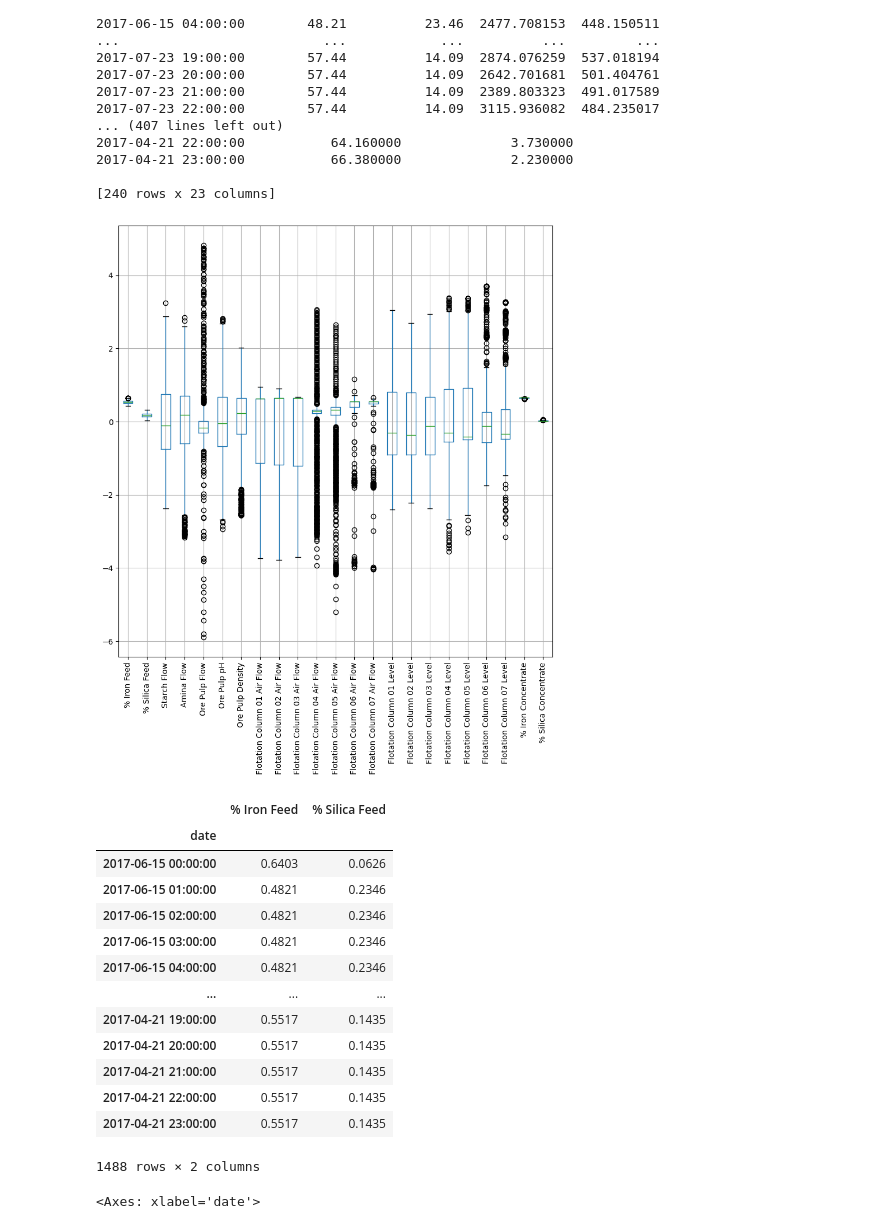
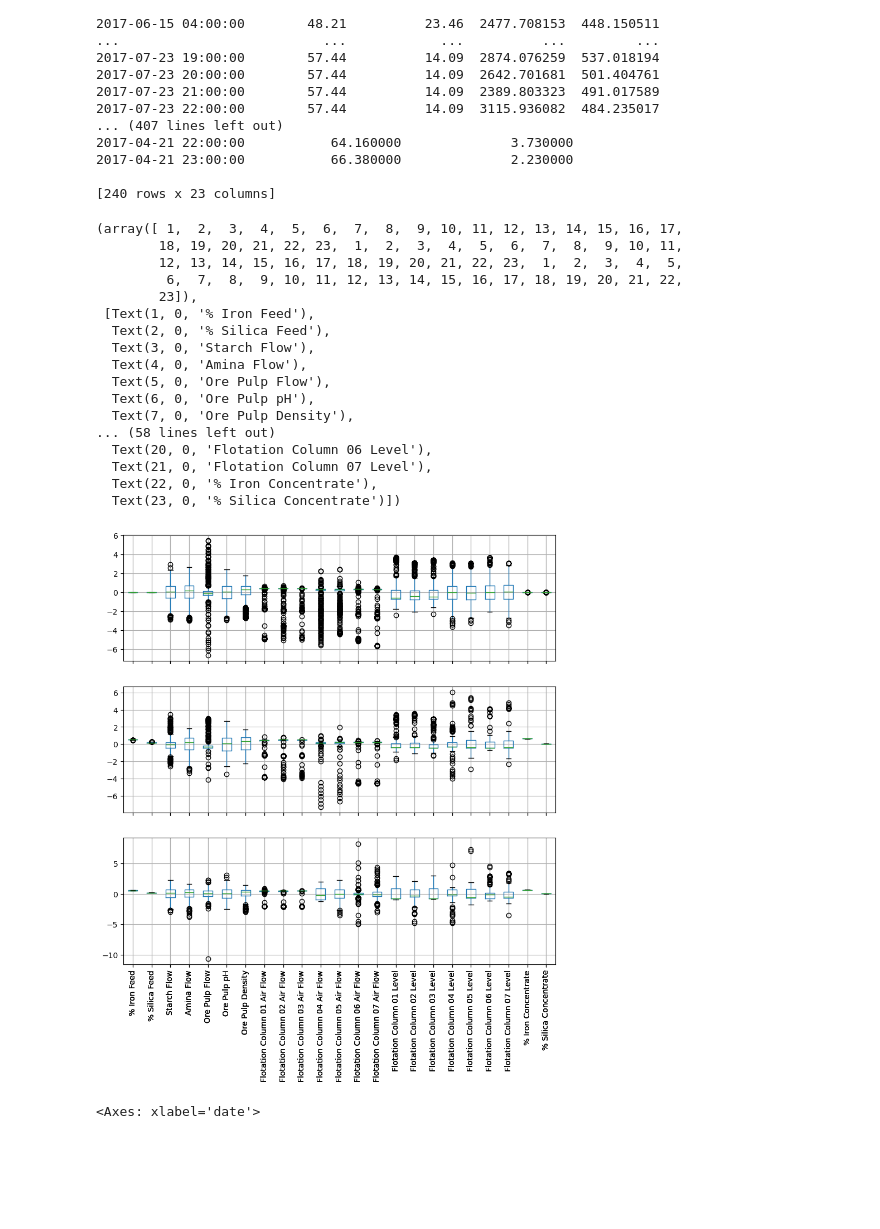
Before and after one commit to PauliAnt/ADAML_PA, a Jupyter notebook: data_pretreatement.ipynb, the cells around one changed output. Saved outputs shown, nothing was run; the diff lists cells and outputs as text; code cells hidden in the pictures; blank space fills up the shorter version.

```diff
--- a/data_pretreatement.ipynb
+++ b/data_pretreatement.ipynb
@@ -110,39 +110,40 @@ date
 # %%
 from scipy.stats import zscore
 
 def normalise_dataframe(df):
-    df.iloc[:,:2] = df.iloc[:,:2]/100
-    df.iloc[:,-2:] = df.iloc[:,-2:]/100
-    df.iloc[:,2:-2] = zscore(df.iloc[:,2:-2])
+    df_out = df.copy()
+    df_out.iloc[:,:2] = df.iloc[:,:2]/100
+    df_out.iloc[:,-2:] = df.iloc[:,-2:]/100
+    df_out.iloc[:,2:-2] = zscore(df.iloc[:,2:-2])
+    return df_out
 
-df_norm = pd.concat((df_train,df_test,df_validation))
+fig,axes = plt.subplots(3,1,figsize=(10,10),sharex=True)
 
 
+normalise_dataframe(df_train).boxplot(ax=axes[0])
+normalise_dataframe(df_test).boxplot(ax=axes[1])
+normalise_dataframe(df_validation).boxplot(ax=axes[2])
 
-
-
-
-df_norm.boxplot(figsize=(10,10))
-
-# zscore(df_test).boxplot(ax=axes[1])
-# zscore(df_validation).boxplot(ax=axes[2])
 plt.xticks(rotation = 90)
 # %% [output]
+(array([ 1,  2,  3,  4,  5,  6,  7,  8,  9, 10, 11, 12, 13, 14, 15, 16, 17,
+        18, 19, 20, 21, 22, 23,  1,  2,  3,  4,  5,  6,  7,  8,  9, 10, 11,
+        12, 13, 14, 15, 16, 17, 18, 19, 20, 21, 22, 23,  1,  2,  3,  4,  5,
+         6,  7,  8,  9, 10, 11, 12, 13, 14, 15, 16, 17, 18, 19, 20, 21, 22,
+        23]),
+ [Text(1, 0, '% Iron Feed'),
+  Text(2, 0, '% Silica Feed'),
+  Text(3, 0, 'Starch Flow'),
+  Text(4, 0, 'Amina Flow'),
+  Text(5, 0, 'Ore Pulp Flow'),
+  Text(6, 0, 'Ore Pulp pH'),
+  Text(7, 0, 'Ore Pulp Density'),
+... (58 lines left out)
+  Text(20, 0, 'Flotation Column 06 Level'),
+  Text(21, 0, 'Flotation Column 07 Level'),
+  Text(22, 0, '% Iron Concentrate'),
+  Text(23, 0, '% Silica Concentrate')])
-[figure, old version]
+[figure, new version]
-|  | % Iron Feed | % Silica Feed |
-| date |  |  |
-| 2017-06-15 00:00:00 | 0.6403 | 0.0626 |
-| 2017-06-15 01:00:00 | 0.4821 | 0.2346 |
-| 2017-06-15 02:00:00 | 0.4821 | 0.2346 |
-| 2017-06-15 03:00:00 | 0.4821 | 0.2346 |
-| 2017-06-15 04:00:00 | 0.4821 | 0.2346 |
-| ... | ... | ... |
-| 2017-04-21 19:00:00 | 0.5517 | 0.1435 |
-| 2017-04-21 20:00:00 | 0.5517 | 0.1435 |
-| 2017-04-21 21:00:00 | 0.5517 | 0.1435 |
-| 2017-04-21 22:00:00 | 0.5517 | 0.1435 |
-| 2017-04-21 23:00:00 | 0.5517 | 0.1435 |
-1488 rows × 2 columns
 # %%
 df_train['Ore Pulp Flow'].plot()
 plt.figure()
```
